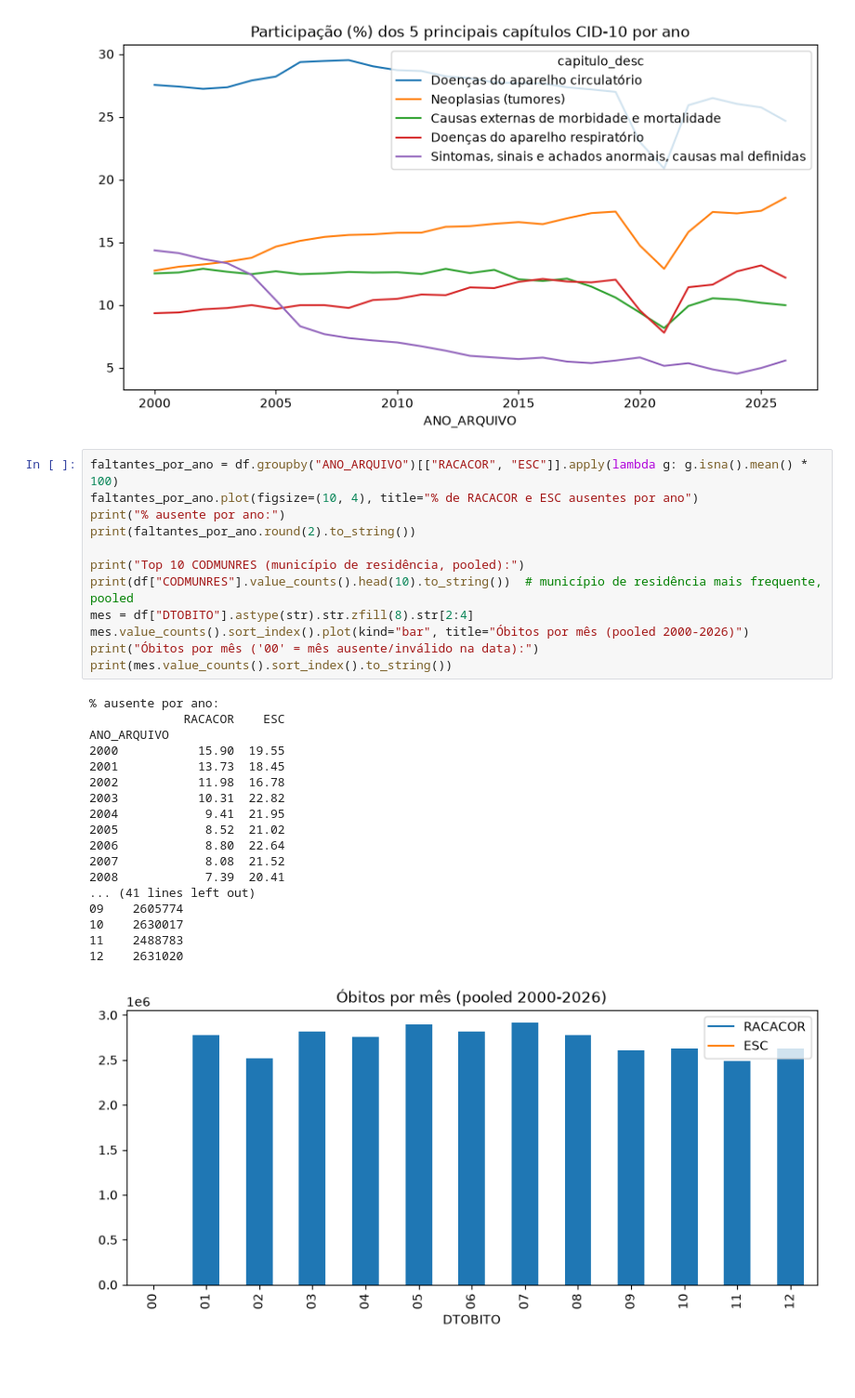
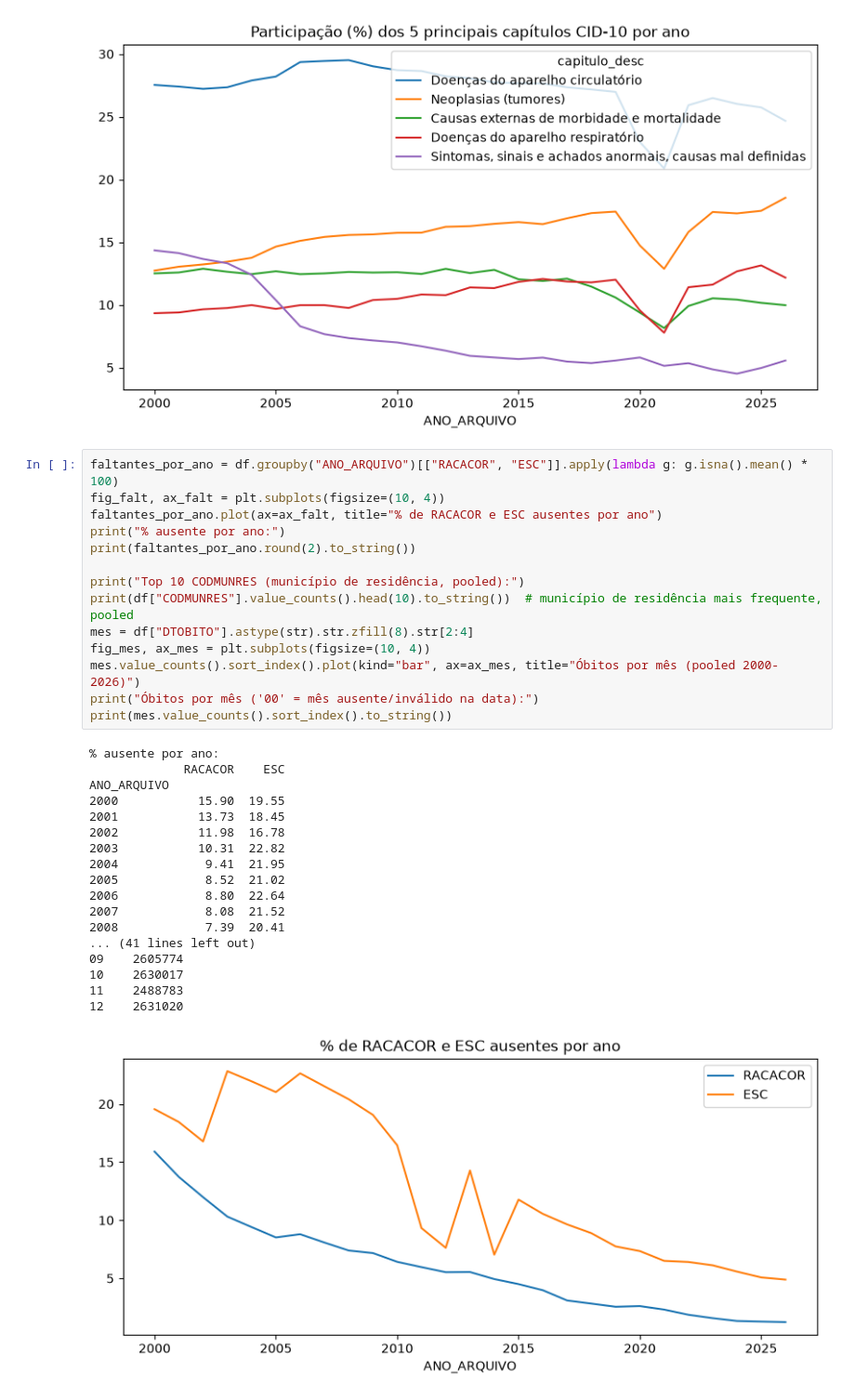
Before and after one commit to araujoviana/projeto1-IA-2026, a Jupyter notebook: notebooks/01_eda_exploratoria.ipynb, the cells around one changed output. Shown at 93% size. Saved outputs shown, nothing was run; the diff lists cells and outputs as text; blank space fills up the shorter version.

```diff
--- a/notebooks/01_eda_exploratoria.ipynb
+++ b/notebooks/01_eda_exploratoria.ipynb
@@ -139,32 +139,34 @@ Sintomas, sinais e achados anormais, causas mal definidas  14.34   4.97
 [figure]
 # %%
 faltantes_por_ano = df.groupby("ANO_ARQUIVO")[["RACACOR", "ESC"]].apply(lambda g: g.isna().mean() * 100)
-faltantes_por_ano.plot(figsize=(10, 4), title="% de RACACOR e ESC ausentes por ano")
+fig_falt, ax_falt = plt.subplots(figsize=(10, 4))
+faltantes_por_ano.plot(ax=ax_falt, title="% de RACACOR e ESC ausentes por ano")
 print("% ausente por ano:")
 print(faltantes_por_ano.round(2).to_string())
 
 print("Top 10 CODMUNRES (município de residência, pooled):")
 print(df["CODMUNRES"].value_counts().head(10).to_string())  # município de residência mais frequente, pooled
 mes = df["DTOBITO"].astype(str).str.zfill(8).str[2:4]
-mes.value_counts().sort_index().plot(kind="bar", title="Óbitos por mês (pooled 2000-2026)")
+fig_mes, ax_mes = plt.subplots(figsize=(10, 4))
+mes.value_counts().sort_index().plot(kind="bar", ax=ax_mes, title="Óbitos por mês (pooled 2000-2026)")
 print("Óbitos por mês ('00' = mês ausente/inválido na data):")
 print(mes.value_counts().sort_index().to_string())
 # %% [output]
 % ausente por ano:
              RACACOR    ESC
 ANO_ARQUIVO
 2000           15.90  19.55
 2001           13.73  18.45
 2002           11.98  16.78
 2003           10.31  22.82
 2004            9.41  21.95
 2005            8.52  21.02
 2006            8.80  22.64
 2007            8.08  21.52
 2008            7.39  20.41
 ... (41 lines left out)
 09    2605774
 10    2630017
 11    2488783
 12    2631020
-[figure, old version]
+[figure, new version]
```
Also changed, not shown: parts of 1 cell of this notebook, 2 other files.
